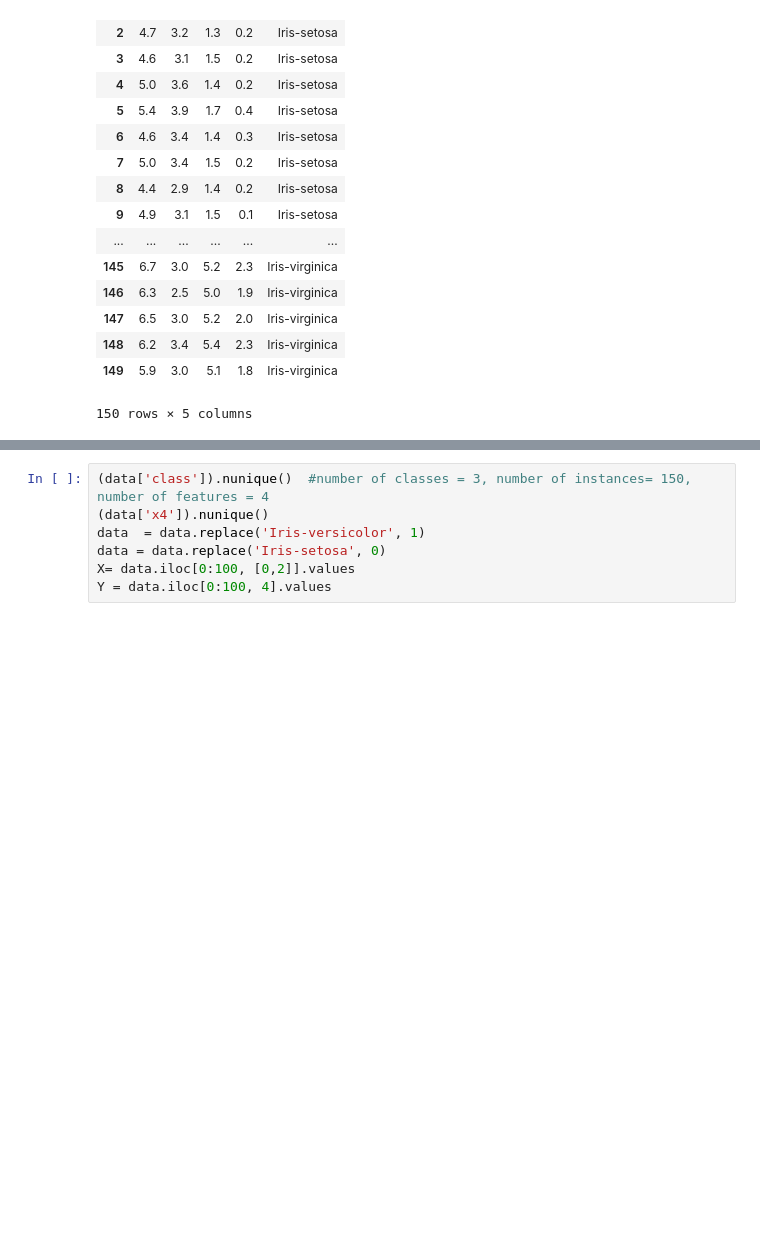
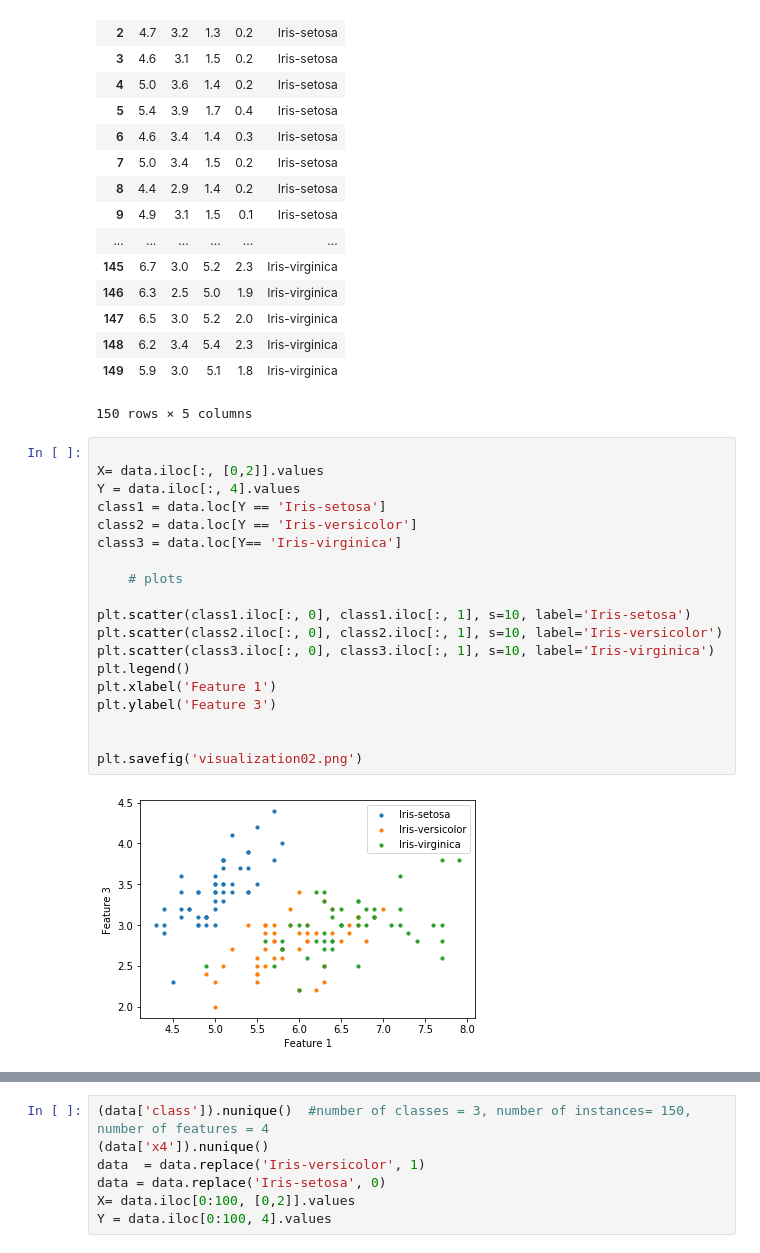
Before and after one commit to dacquaviva/Deep-learning-University-Assignments, a Jupyter notebook: Assignment1.ipynb, the cells around one changed output, grey strips where cells are left out. Drawn from its saved outputs; the diff is of its cells as text; blank space fills up the shorter version.

```diff
--- a/Assignment1.ipynb
+++ b/Assignment1.ipynb
@@ -25,3 +25,24 @@ data
 | 148 | 6.2 | 3.4 | 5.4 | 2.3 | Iris-virginica |
 | 149 | 5.9 | 3.0 | 5.1 | 1.8 | Iris-virginica |
 150 rows × 5 columns
+# %%
+
+X= data.iloc[:, [0,2]].values
+Y = data.iloc[:, 4].values
+class1 = data.loc[Y == 'Iris-setosa']
+class2 = data.loc[Y == 'Iris-versicolor']
+class3 = data.loc[Y== 'Iris-virginica']
+
+    # plots
+
+plt.scatter(class1.iloc[:, 0], class1.iloc[:, 1], s=10, label='Iris-setosa')
+plt.scatter(class2.iloc[:, 0], class2.iloc[:, 1], s=10, label='Iris-versicolor')
+plt.scatter(class3.iloc[:, 0], class3.iloc[:, 1], s=10, label='Iris-virginica')
+plt.legend()
+plt.xlabel('Feature 1')
+plt.ylabel('Feature 3')
+
+
+plt.savefig('visualization02.png')
+# %% [output]
+[figure, added]
```
Also changed, not shown: parts of 31 cells of this notebook, 1 other file.
